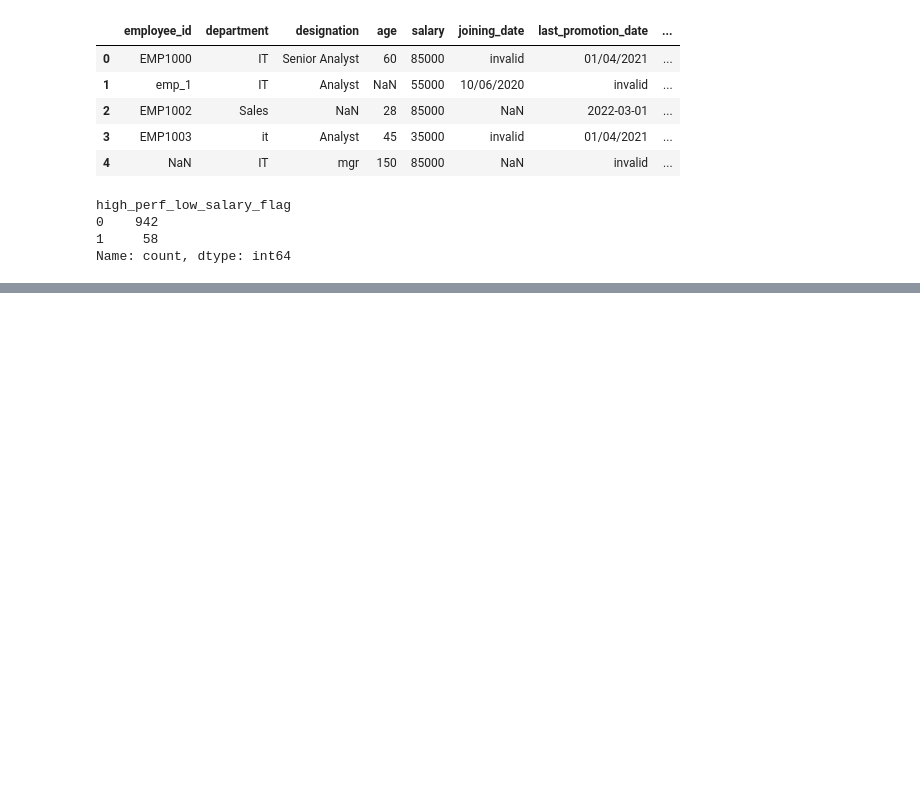
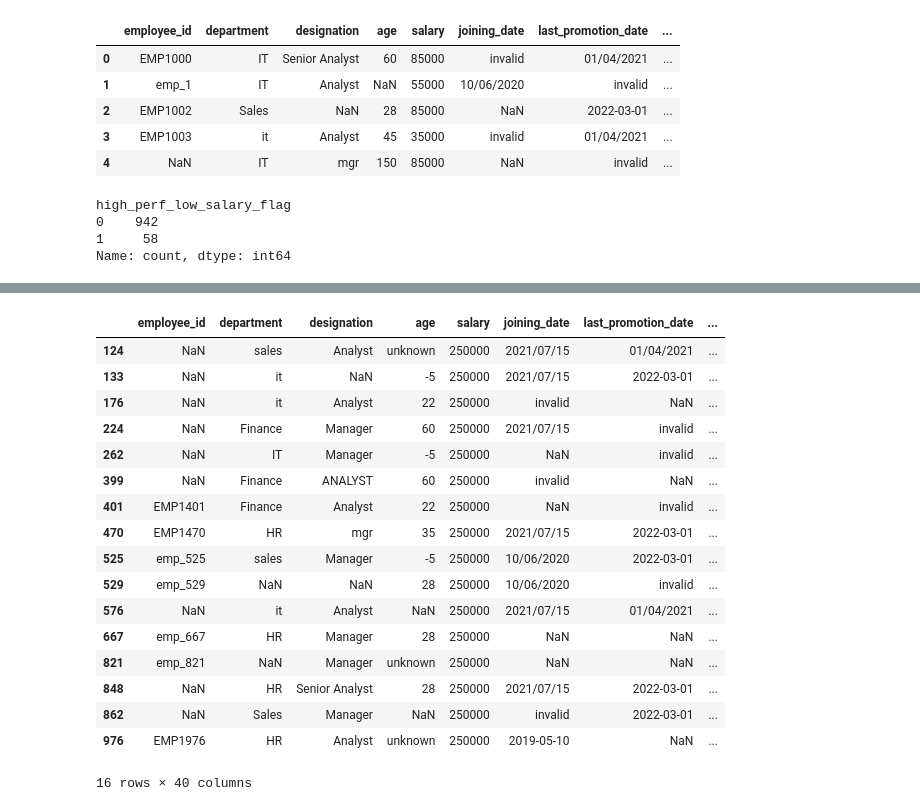
Before and after one commit to RuthvikKarne/TekWorks-Assignments, a Jupyter notebook: pandas_hw/Employee_Data_Cleaning_Project.ipynb, the cells around one changed output, grey strips where cells are left out. Drawn from its saved outputs; the diff is of its cells as text; code cells hidden in the pictures; blank space fills up the shorter version.

```diff
--- a/pandas_hw/Employee_Data_Cleaning_Project.ipynb
+++ b/pandas_hw/Employee_Data_Cleaning_Project.ipynb
@@ -167,0 +203,19 @@ result
+# %%
+#4) Find departments where the average experience is higher than the company-wide average experience.
+
+df['experience_num'] = pd.to_numeric(df['experience_years'], errors='coerce')
+
+# Standardize department names
+df['dept_std'] = df['department'].astype(str).str.strip().str.lower()
+
+# Company-wide average experience
+company_avg_experience = df['experience_num'].mean()
+
+# Department-wise average experience
+dept_avg_experience = (df.groupby('dept_std', observed=True)['experience_num'].mean().reset_index(name='dept_avg_experience'))
+
+# Filter departments above company average
+result = dept_avg_experience[dept_avg_experience['dept_avg_experience'] > company_avg_experience]
+
+# Display result
+result
@@ -167,0 +255,40 @@ result
+# %%
+#7 Calculate the ratio of salary to experience years and detect extreme values using the 95th percentile.
+# Clean salary
+df['salary_num'] = (
+    df['salary']
+    .astype(str)
+    .str.replace('₹', '', regex=False)
+    .str.replace(',', '', regex=False)
+)
+df['salary_num'] = pd.to_numeric(df['salary_num'], errors='coerce')
+
+# Salary to experience ratio
+df['sal_exp_ratio'] = df['salary_num'] / df['experience_num']
+
+# 95th percentile threshold
+ratio_95 = df['sal_exp_ratio'].quantile(0.95)
+
+# Extreme values
+extreme_ratio_employees = df[df['sal_exp_ratio'] > ratio_95]
+
+extreme_ratio_employees
+# %% [output]
+|  | employee_id | department | designation | age | salary | joining_date | last_promotion_date | ... |
+| 124 | NaN | sales | Analyst | unknown | 250000 | 2021/07/15 | 01/04/2021 | ... |
+| 133 | NaN | it | NaN | -5 | 250000 | 2021/07/15 | 2022-03-01 | ... |
+| 176 | NaN | it | Analyst | 22 | 250000 | invalid | NaN | ... |
+| 224 | NaN | Finance | Manager | 60 | 250000 | 2021/07/15 | invalid | ... |
+| 262 | NaN | IT | Manager | -5 | 250000 | NaN | invalid | ... |
+| 399 | NaN | Finance | ANALYST | 60 | 250000 | invalid | NaN | ... |
+| 401 | EMP1401 | Finance | Analyst | 22 | 250000 | NaN | invalid | ... |
+| 470 | EMP1470 | HR | mgr | 35 | 250000 | 2021/07/15 | 2022-03-01 | ... |
+| 525 | emp_525 | sales | Manager | -5 | 250000 | 10/06/2020 | 2022-03-01 | ... |
+| 529 | emp_529 | NaN | NaN | 28 | 250000 | 10/06/2020 | invalid | ... |
+| 576 | NaN | it | Analyst | NaN | 250000 | 2021/07/15 | 01/04/2021 | ... |
+| 667 | emp_667 | HR | Manager | 28 | 250000 | NaN | NaN | ... |
+| 821 | emp_821 | NaN | Manager | unknown | 250000 | NaN | NaN | ... |
+| 848 | NaN | HR | Senior Analyst | 28 | 250000 | 2021/07/15 | 2022-03-01 | ... |
+| 862 | NaN | Sales | Manager | NaN | 250000 | invalid | 2022-03-01 | ... |
+| 976 | EMP1976 | HR | Analyst | unknown | 250000 | 2019-05-10 | NaN | ... |
+16 rows × 40 columns
```
Also changed, not shown: parts of 10 cells of this notebook, 3 other files.
